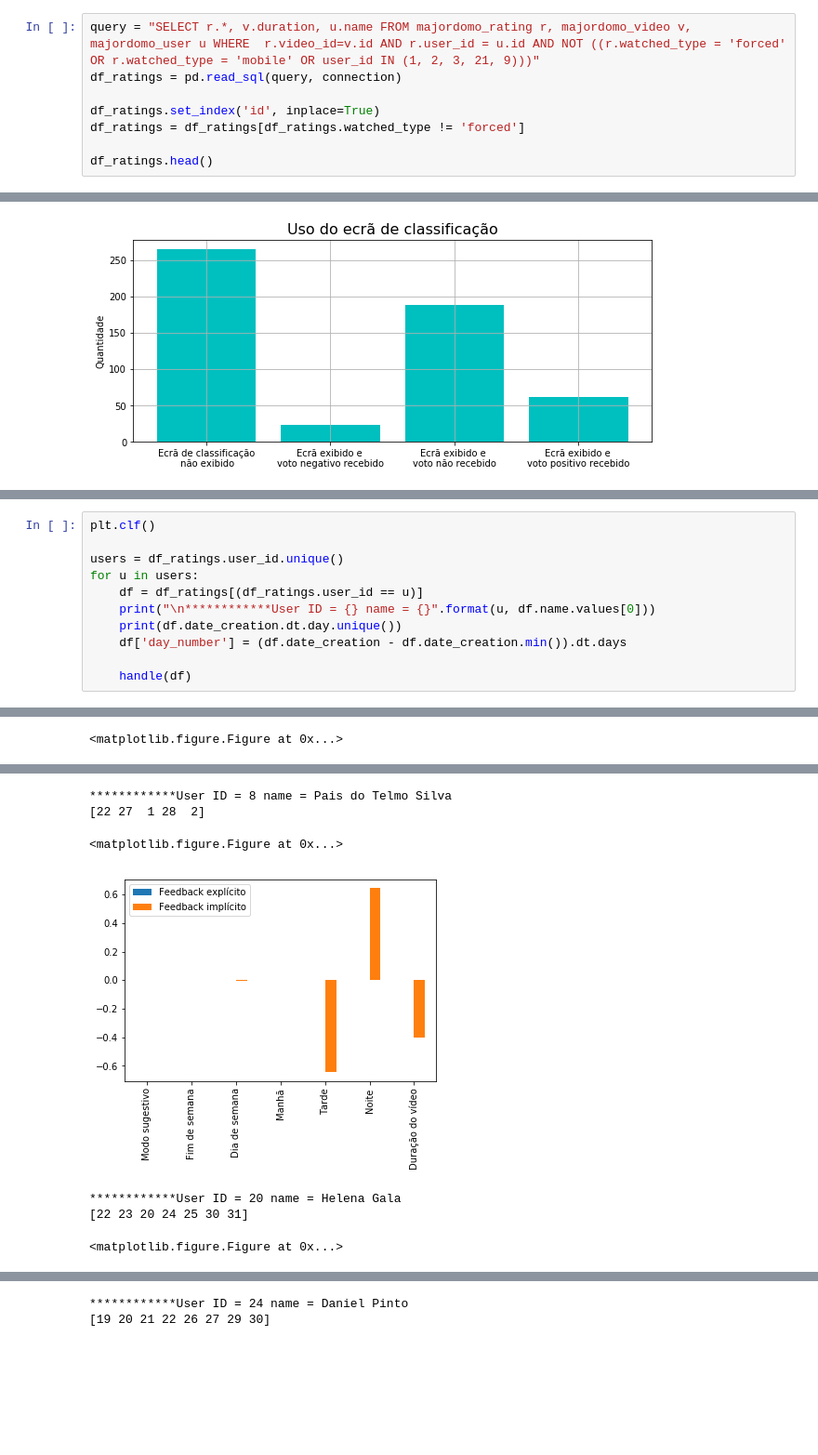
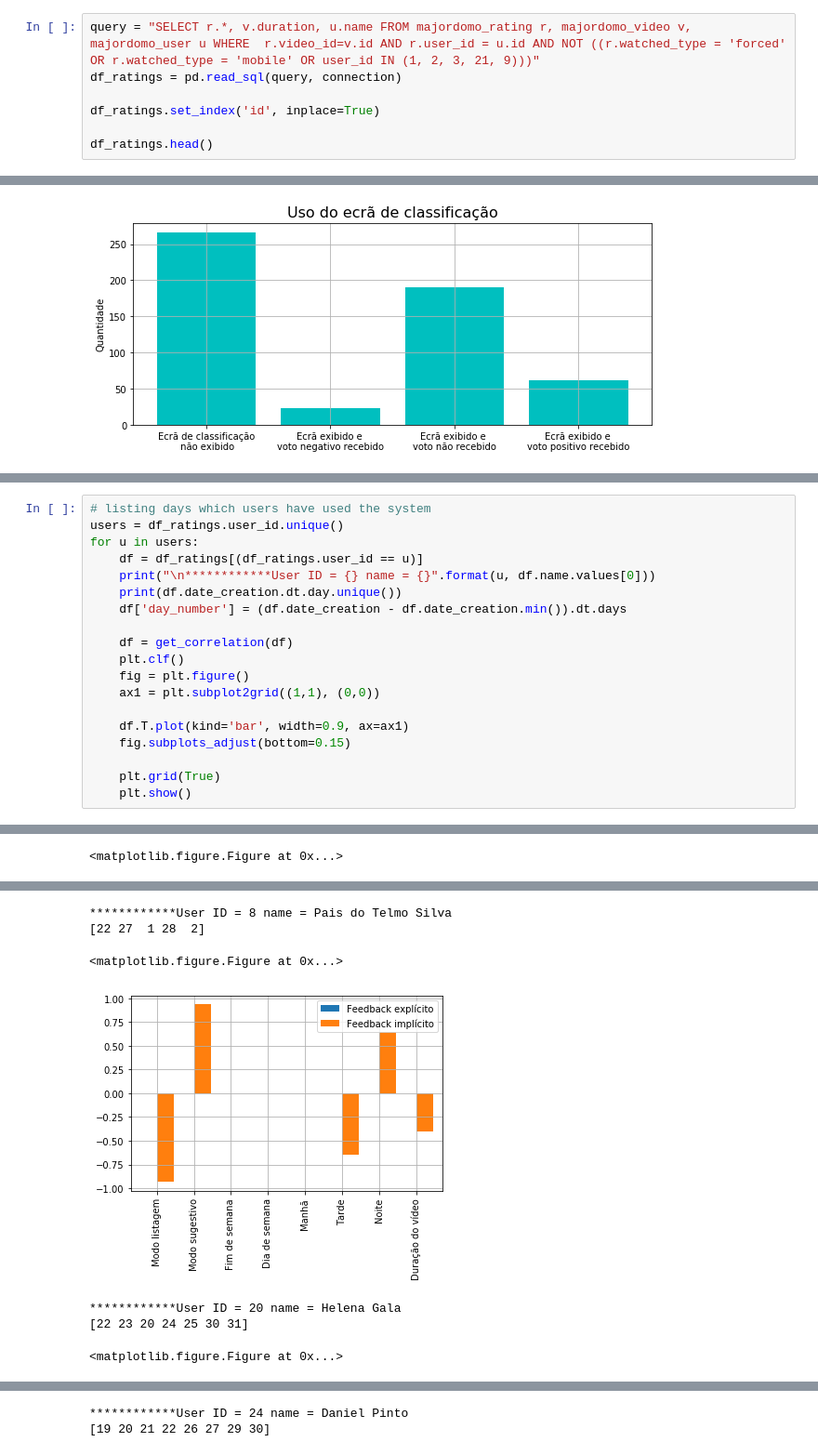
Before and after one commit to davidcampelo/tv4e-recommender, a Jupyter notebook: notebooks/recommender_features_analysis.ipynb, the cells around one changed output, grey strips where cells are left out. Shown: that part at 93% size. Cells and saved outputs as stored; diff of their text form; blank space fills up the shorter version.

Commit message:
More correlation tests

```diff
--- a/notebooks/recommender_features_analysis.ipynb
+++ b/notebooks/recommender_features_analysis.ipynb
@@ -20,7 +20,6 @@ query = "SELECT r.*, v.duration, u.name FROM majordomo_rating r, majordomo_video
 df_ratings = pd.read_sql(query, connection)
 
 df_ratings.set_index('id', inplace=True)
-df_ratings = df_ratings[df_ratings.watched_type != 'forced']
 
 df_ratings.head()
 # %% [output]
@@ -576,6 +562,5 @@ def handle(df_ratings):
 # %%
-plt.clf()
-
+# listing days which users have used the system
 users = df_ratings.user_id.unique()
 for u in users:
     df = df_ratings[(df_ratings.user_id == u)]
@@ -583,7 +568,16 @@ for u in users:
     print(df.date_creation.dt.day.unique())
     df['day_number'] = (df.date_creation - df.date_creation.min()).dt.days
 
-    handle(df)
+    df = get_correlation(df)
+    plt.clf()
+    fig = plt.figure()
+    ax1 = plt.subplot2grid((1,1), (0,0))
+
+    df.T.plot(kind='bar', width=0.9, ax=ax1)
+    fig.subplots_adjust(bottom=0.15)
+
+    plt.grid(True)
+    plt.show()
 # %% [output]
 ************User ID = 4 name = Teresa Rei
 [20  1 31 30 29]
@@ -596,7 +591,7 @@ See the caveats in the documentation: http://pandas.pydata.org/pandas-docs/stabl
 ************User ID = 8 name = Pais do Telmo Silva
 [22 27  1 28  2]
 <matplotlib.figure.Figure at 0x...>
-[figure, old version]
+[figure, new version]
 ************User ID = 20 name = Helena Gala
 [22 23 20 24 25 30 31]
 <matplotlib.figure.Figure at 0x...>
```
Also changed, not shown: parts of 22 cells of this notebook.
